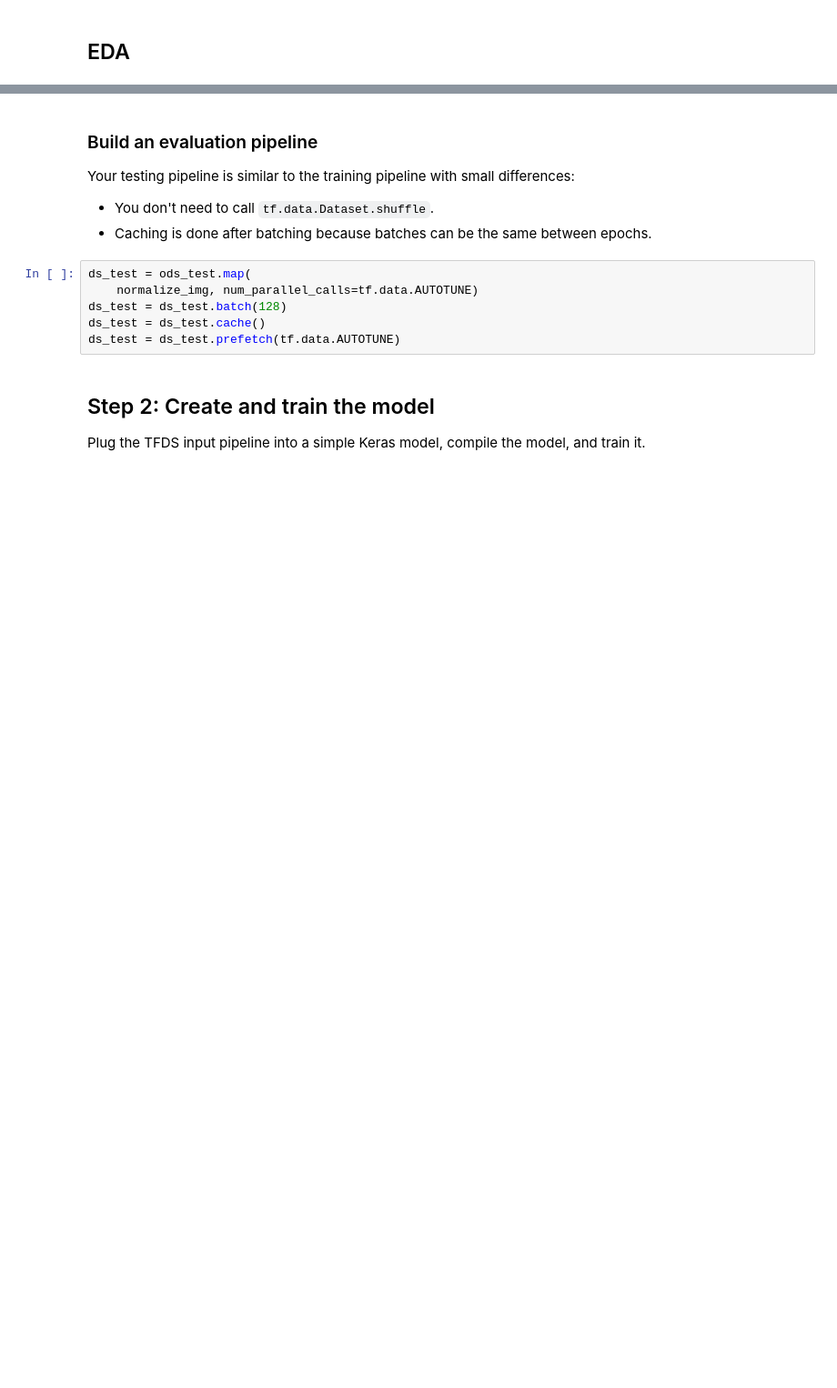
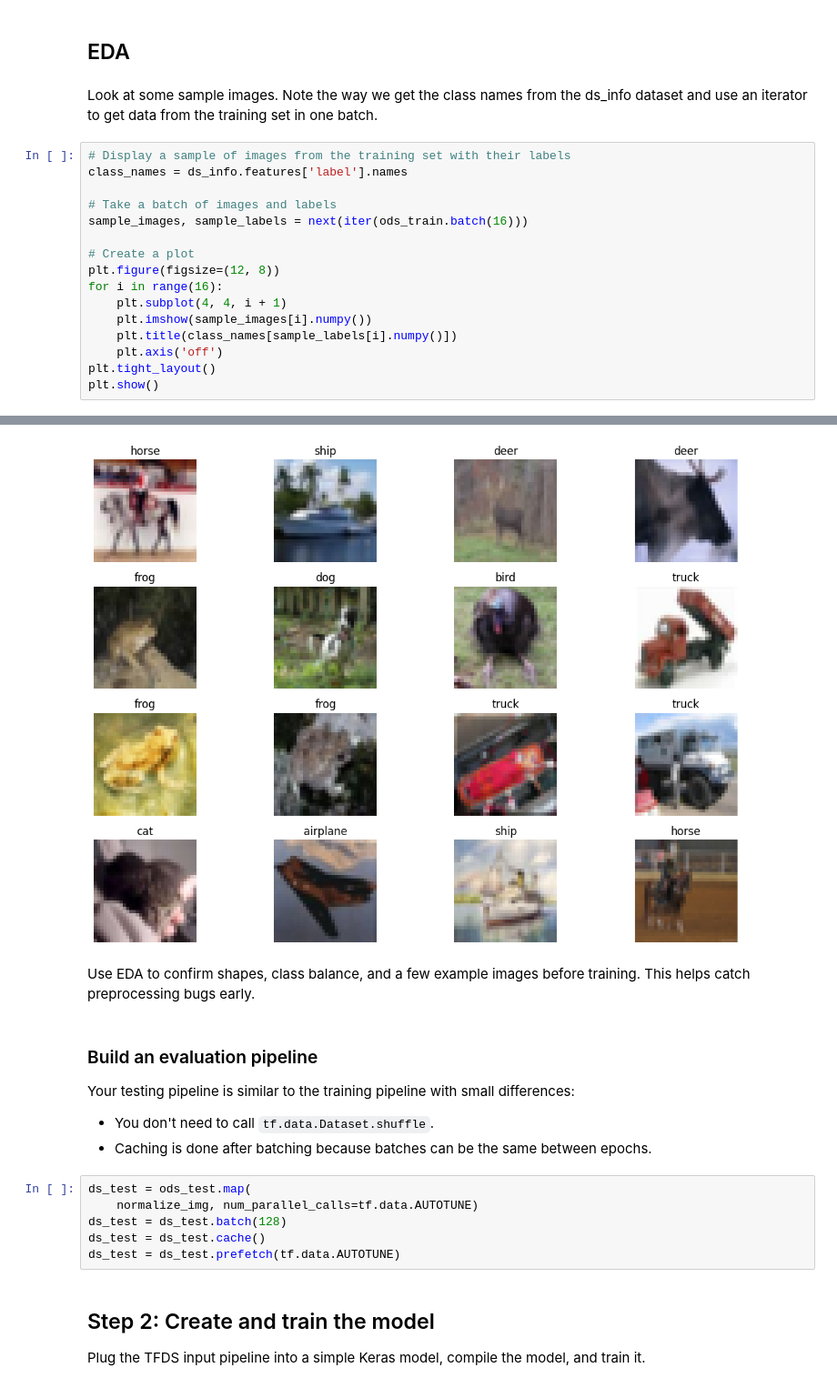
Before and after one commit to AET-CS/aet-cs.github.io, a Jupyter notebook: white/2025/ML/notebooks/CIFAR10_Training.ipynb, the cells around one changed output, grey strips where cells are left out. Shown at 91% size. Drawn from its saved outputs; the diff is of its cells as text; blank space fills up the shorter version.

```diff
--- a/white/2025/ML/notebooks/CIFAR10_Training.ipynb
+++ b/white/2025/ML/notebooks/CIFAR10_Training.ipynb
@@ -52,2 +72,21 @@ ds_train = ds_train.prefetch(tf.data.AUTOTUNE)
 # %% [markdown]
 ## EDA
+# %% [markdown]
+Look at some sample images. Note the way we get the class names from the ds_info dataset and use an iterator to get data from the training set in one batch.
+# %%
+# Display a sample of images from the training set with their labels
+class_names = ds_info.features['label'].names
+
+# Take a batch of images and labels
+sample_images, sample_labels = next(iter(ods_train.batch(16)))
+
+# Create a plot
+plt.figure(figsize=(12, 8))
+for i in range(16):
+    plt.subplot(4, 4, i + 1)
+    plt.imshow(sample_images[i].numpy())
+    plt.title(class_names[sample_labels[i].numpy()])
+    plt.axis('off')
+plt.tight_layout()
+plt.show()
+# %% [output]
@@ -54,3 +94,6 @@ ds_train = ds_train.prefetch(tf.data.AUTOTUNE)
+[figure, added]
+# %% [markdown]
+Use EDA to confirm shapes, class balance, and a few example images before training. This helps catch preprocessing bugs early.
 # %% [markdown]
 ### Build an evaluation pipeline
 
```
Also changed, not shown: parts of 43 cells of this notebook, 3 other files.
